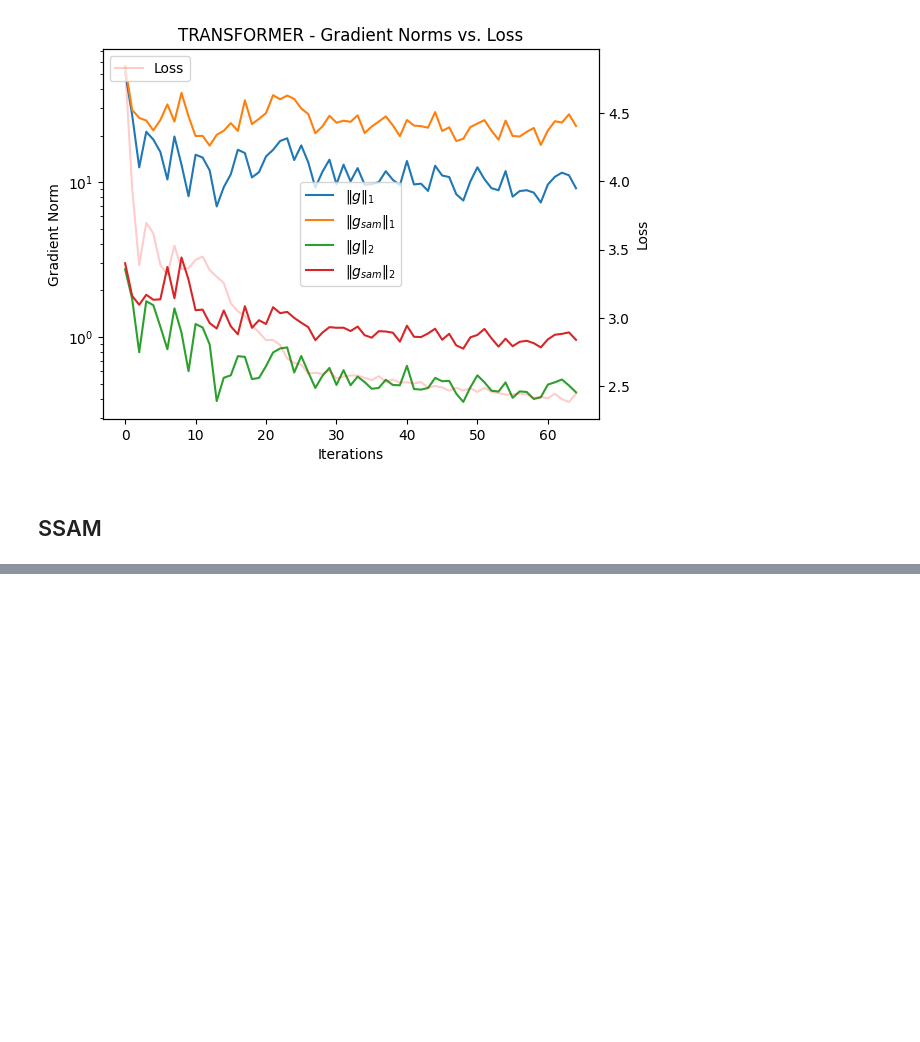
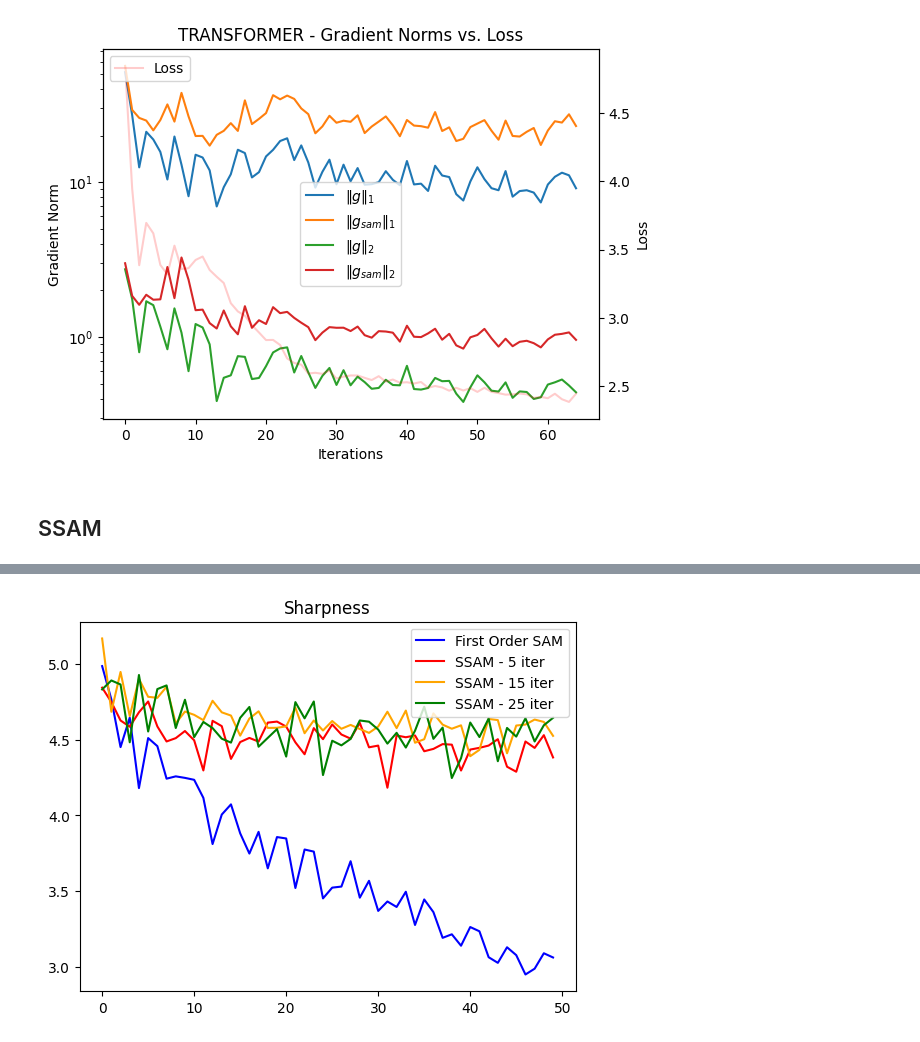
Before and after one commit to samjschapiro/sam_edge, a Jupyter notebook: results.ipynb, the cells around one changed output, grey strips where cells are left out. Saved outputs shown, nothing was run; the diff lists cells and outputs as text; code cells hidden in the pictures; blank space fills up the shorter version.

```diff
--- a/results.ipynb
+++ b/results.ipynb
@@ -98,0 +150,10 @@ def plotting_ssam(df, dataset_name):
+# %%
+fig2, ax1 = plt.subplots();
+ax1.plot(cifar_0itr[cifar_0itr['Iter'] % 100 == 0].reset_index()['lambda1'], label='First Order SAM', color='blue');
+ax1.plot(cifar_5itr[cifar_5itr['Iter'] % 100 == 0].reset_index()['lambda1'], label='SSAM - 5 iter', color='red');
+ax1.plot(cifar_15itr['lambda1'], label='SSAM - 15 iter', color='orange');
+ax1.plot(cifar_25itr[cifar_25itr['Iter'] % 100 == 0].reset_index()['lambda1'], label='SSAM - 25 iter', color='green');
+ax1.legend(loc=1);
+ax1.set_title('Sharpness');
+# %% [output]
+[figure, added]
```
Also changed, not shown: parts of 8 cells of this notebook, 15 other files.
